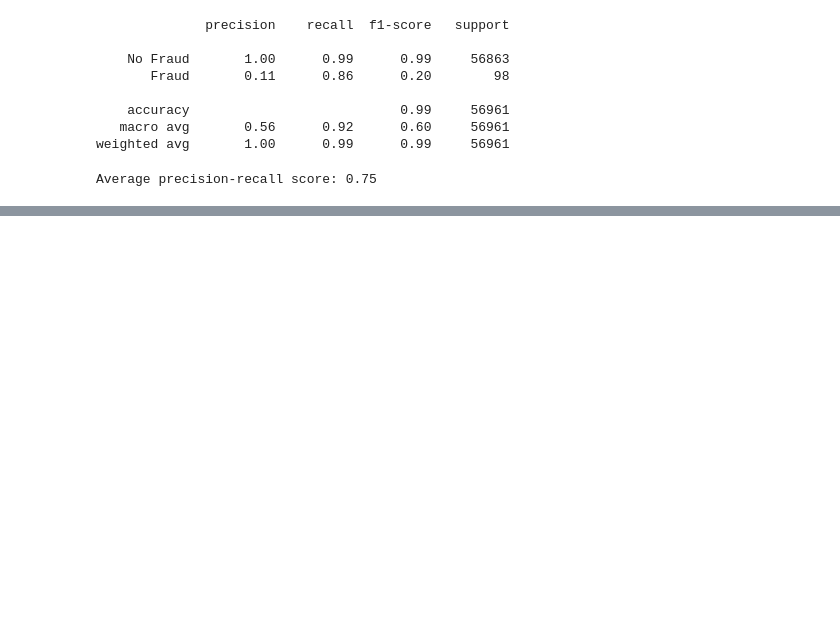
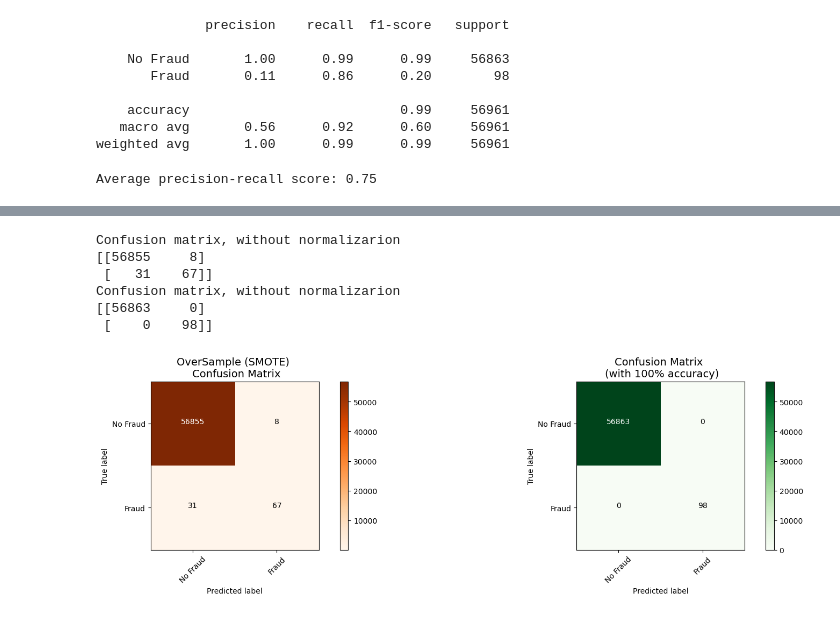
Before and after one commit to adam04-D/Credit-Card-Fraud-Detection, a Jupyter notebook: credit.ipynb, the cells around one changed output, grey strips where cells are left out. Drawn from its saved outputs; the diff is of its cells as text; code cells hidden in the pictures; blank space fills up the shorter version.

```diff
--- a/credit.ipynb
+++ b/credit.ipynb
@@ -937,0 +1164,4 @@ Fitting oversample data took :2.481630325317383 sec
+# %%
+oversample_model.compile(Adam(lr=0.001), loss='sparse_categorical_crossentropy', metrics=['accuracy'])
+# %%
+oversample_model.fit(Xsm_train, ysm_train, validation_split=0.2, batch_size=300, epochs=20, shuffle=True, verbose=2)
@@ -937,0 +1189,34 @@ Fitting oversample data took :2.481630325317383 sec
+# %%
+# Predict class labels for the test set
+oversample_fraud_predictions = (oversample_model.predict(original_Xtest, batch_size=200, verbose=0) > 0.5).astype("int32")
+# %%
+# Convert predictions to binary format if they are one-hot encoded
+if len(oversample_fraud_predictions.shape) > 1 and oversample_fraud_predictions.shape[1] > 1:
+    oversample_fraud_predictions = oversample_fraud_predictions.argmax(axis=1)
+
+# Ensure original_ytest is also in binary format
+if len(original_ytest.shape) > 1 and original_ytest.shape[1] > 1:
+    original_ytest = original_ytest.argmax(axis=1)
+
+# Compute confusion matrix
+oversample_smote = confusion_matrix(original_ytest, oversample_fraud_predictions)
+# %%
+oversample_smote = confusion_matrix(original_ytest, oversample_fraud_predictions)
+actual_cm = confusion_matrix(original_ytest, original_ytest)
+labels = ['No Fraud', 'Fraud']
+
+fig = plt.figure(figsize=(16,8))
+
+fig.add_subplot(221)
+plot_confusion_matrix(oversample_smote, labels, title="OverSample (SMOTE) \n Confusion Matrix", cmap=plt.cm.Oranges)
+
+fig.add_subplot(222)
+plot_confusion_matrix(actual_cm, labels, title="Confusion Matrix \n (with 100% accuracy)", cmap=plt.cm.Greens)
+# %% [output]
+Confusion matrix, without normalizarion
+[[56855     8]
+ [   31    67]]
+Confusion matrix, without normalizarion
+[[56863     0]
+ [    0    98]]
+[figure, added]
```
Also changed, not shown: parts of 39 cells of this notebook.
